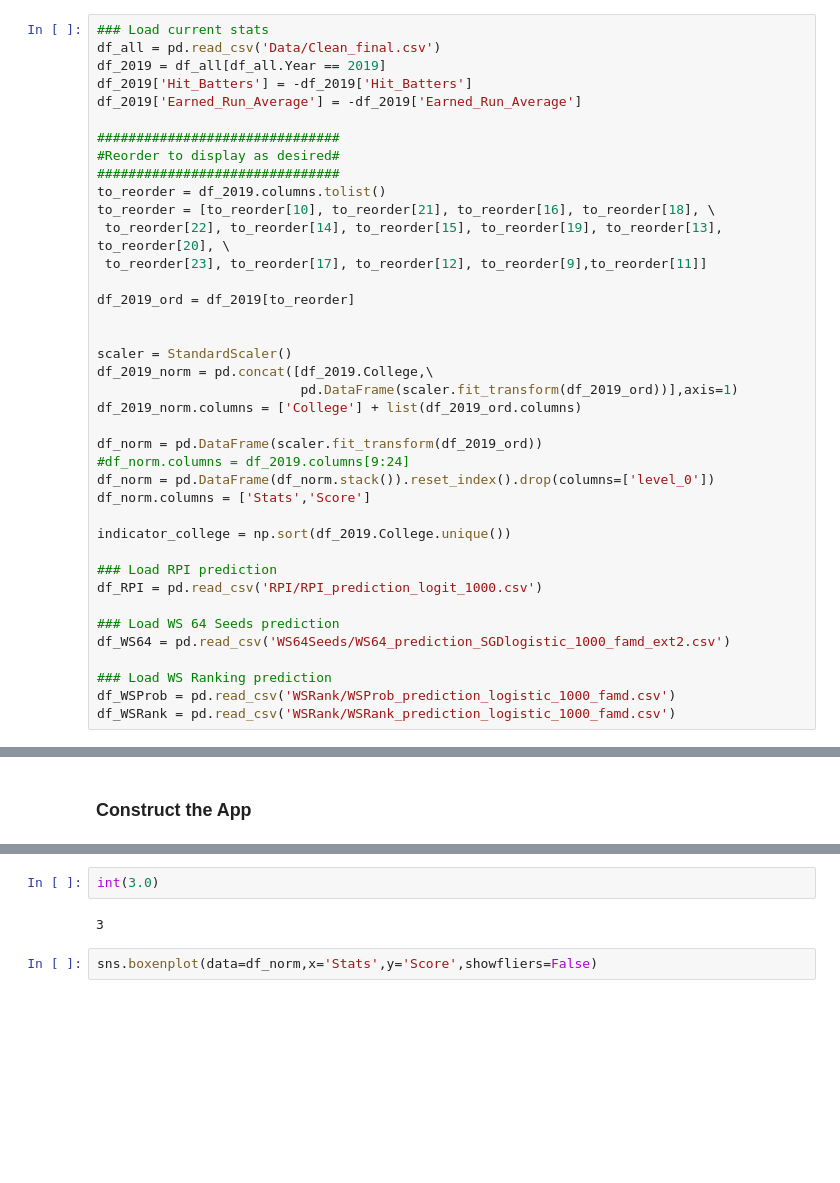
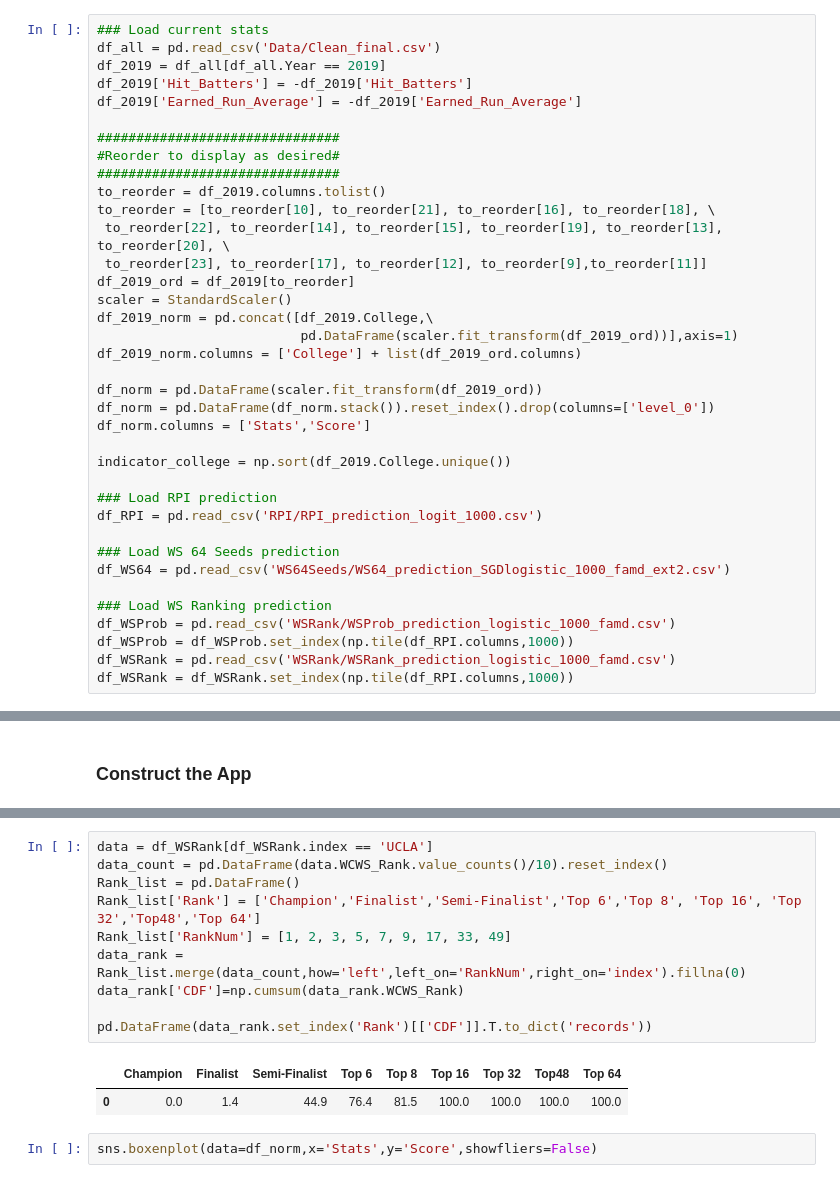
Before and after one commit to koeunlim/Capstone_Softball, a Jupyter notebook: 08_NCAA_Softball_Dashboard_tryTabs.ipynb, the cells around one changed output, grey strips where cells are left out. Cells and saved outputs as stored; diff of their text form; blank space fills up the shorter version.

```diff
--- a/08_NCAA_Softball_Dashboard_tryTabs.ipynb
+++ b/08_NCAA_Softball_Dashboard_tryTabs.ipynb
@@ -67,17 +68,13 @@ to_reorder = df_2019.columns.tolist()
 to_reorder = [to_reorder[10], to_reorder[21], to_reorder[16], to_reorder[18], \
  to_reorder[22], to_reorder[14], to_reorder[15], to_reorder[19], to_reorder[13], to_reorder[20], \
  to_reorder[23], to_reorder[17], to_reorder[12], to_reorder[9],to_reorder[11]]
-
 df_2019_ord = df_2019[to_reorder]
-
-
 scaler = StandardScaler()
 df_2019_norm = pd.concat([df_2019.College,\
                           pd.DataFrame(scaler.fit_transform(df_2019_ord))],axis=1)
 df_2019_norm.columns = ['College'] + list(df_2019_ord.columns)
 
 df_norm = pd.DataFrame(scaler.fit_transform(df_2019_ord))
-#df_norm.columns = df_2019.columns[9:24]
 df_norm = pd.DataFrame(df_norm.stack()).reset_index().drop(columns=['level_0'])
 df_norm.columns = ['Stats','Score']
 
@@ -91,7 +88,9 @@ df_WS64 = pd.read_csv('WS64Seeds/WS64_prediction_SGDlogistic_1000_famd_ext2.csv'
 
 ### Load WS Ranking prediction
 df_WSProb = pd.read_csv('WSRank/WSProb_prediction_logistic_1000_famd.csv')
+df_WSProb = df_WSProb.set_index(np.tile(df_RPI.columns,1000))
 df_WSRank = pd.read_csv('WSRank/WSRank_prediction_logistic_1000_famd.csv')
+df_WSRank = df_WSRank.set_index(np.tile(df_RPI.columns,1000))
 # %%
 stats_list = df_norm.Stats.unique()
 N = len(df_norm.Stats.unique())
@@ -550,9 +588,18 @@ if __name__ == '__main__':
 # %% [output]
 Dash app running on http://127.0.0.1:8090/
 # %%
-int(3.0)
+data = df_WSRank[df_WSRank.index == 'UCLA']
+data_count = pd.DataFrame(data.WCWS_Rank.value_counts()/10).reset_index()
+Rank_list = pd.DataFrame()
+Rank_list['Rank'] = ['Champion','Finalist','Semi-Finalist','Top 6','Top 8', 'Top 16', 'Top 32','Top48','Top 64']
+Rank_list['RankNum'] = [1, 2, 3, 5, 7, 9, 17, 33, 49]
+data_rank = Rank_list.merge(data_count,how='left',left_on='RankNum',right_on='index').fillna(0)
+data_rank['CDF']=np.cumsum(data_rank.WCWS_Rank)
+
+pd.DataFrame(data_rank.set_index('Rank')[['CDF']].T.to_dict('records'))
 # %% [output]
-3
+|  | Champion | Finalist | Semi-Finalist | Top 6 | Top 8 | Top 16 | Top 32 | Top48 | Top 64 |
+| 0 | 0.0 | 1.4 | 44.9 | 76.4 | 81.5 | 100.0 | 100.0 | 100.0 | 100.0 |
 # %%
 sns.boxenplot(data=df_norm,x='Stats',y='Score',showfliers=False)
 # %% [output]
```
Also changed, not shown: parts of 3 cells of this notebook, 1 other file.
